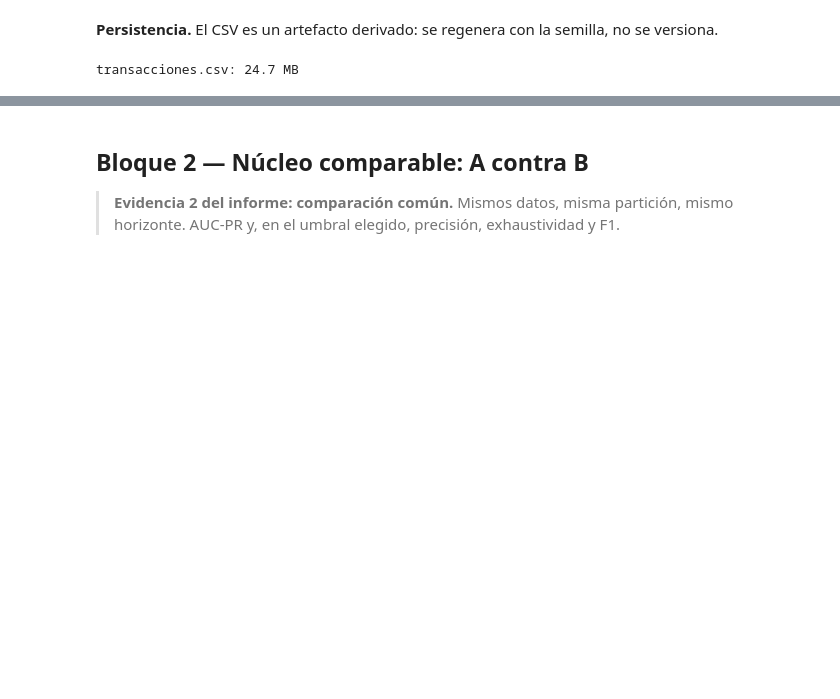
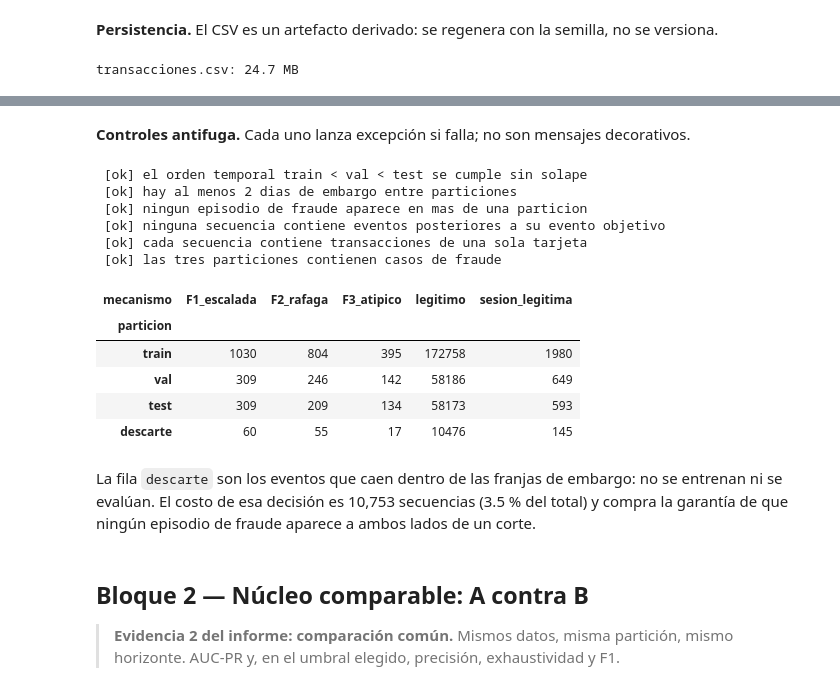
Before and after one commit to CindyGualim/DeepLearning_p1, a Jupyter notebook: proyecto1_Gualim_Ocaña.ipynb, the cells around one changed output, grey strips where cells are left out. Drawn from its saved outputs; the diff is of its cells as text; code cells hidden in the pictures; blank space fills up the shorter version.

```diff
--- a/proyecto1_apellidos.ipynb
+++ b/proyecto1_Gualim_Ocaña.ipynb
@@ -247,3 +345,30 @@ se mira una sola vez**, después de fijar arquitectura, hiperparámetros y umbra
+# %% [markdown]
+**Controles antifuga.** Cada uno lanza excepción si falla; no son mensajes decorativos.
+# %%
+for control in verificar(datos, tx):
+    print(" [ok]", control)
+# %% [output]
+ [ok] el orden temporal train < val < test se cumple sin solape
+ [ok] hay al menos 2 dias de embargo entre particiones
+ [ok] ningun episodio de fraude aparece en mas de una particion
+ [ok] ninguna secuencia contiene eventos posteriores a su evento objetivo
+ [ok] cada secuencia contiene transacciones de una sola tarjeta
+ [ok] las tres particiones contienen casos de fraude
+# %%
+reparto = pd.crosstab(pd.Series(datos.particion, name="particion"),
+                      pd.Series(datos.mecanismo, name="mecanismo"))
+reparto.loc[[p for p in ["train", "val", "test", "descarte"] if p in reparto.index]]
+# %% [output]
+| mecanismo | F1_escalada | F2_rafaga | F3_atipico | legitimo | sesion_legitima |
+| particion |  |  |  |  |  |
+| train | 1030 | 804 | 395 | 172758 | 1980 |
+| val | 309 | 246 | 142 | 58186 | 649 |
+| test | 309 | 209 | 134 | 58173 | 593 |
+| descarte | 60 | 55 | 17 | 10476 | 145 |
+# %% [markdown]
+La fila `descarte` son los eventos que caen dentro de las franjas de embargo: no se entrenan ni se
+evalúan. El costo de esa decisión es 10,753 secuencias (3.5 % del total) y compra la garantía de
+que ningún episodio de fraude aparece a ambos lados de un corte.
 # %%
 # TODO (T4): agregadas causales + escalado ajustado SOLO en train
 # %% [markdown]
```
Also changed, not shown: parts of 10 cells of this notebook, 1 other file.
